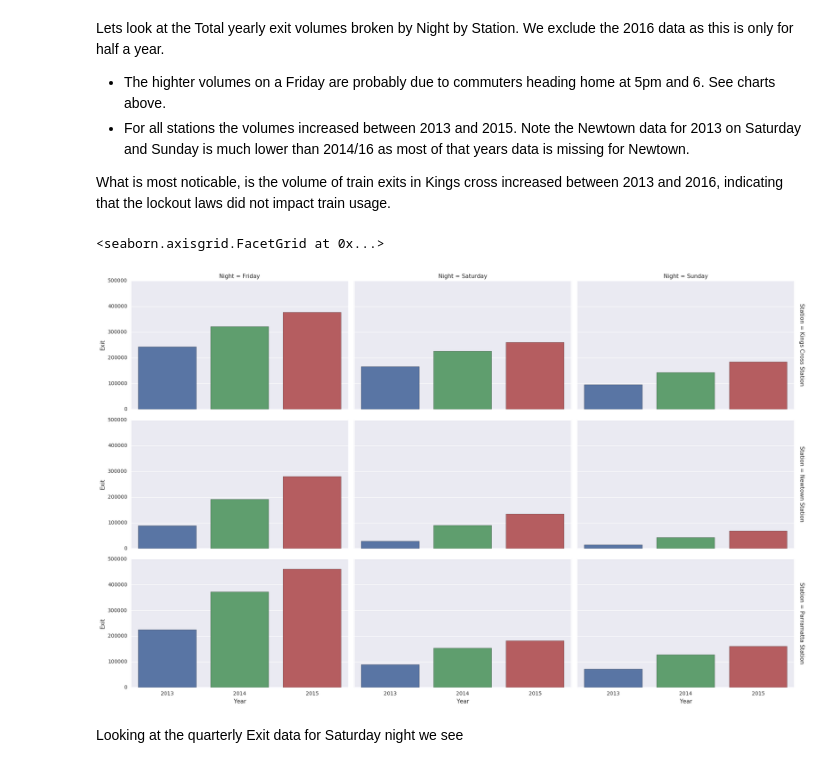
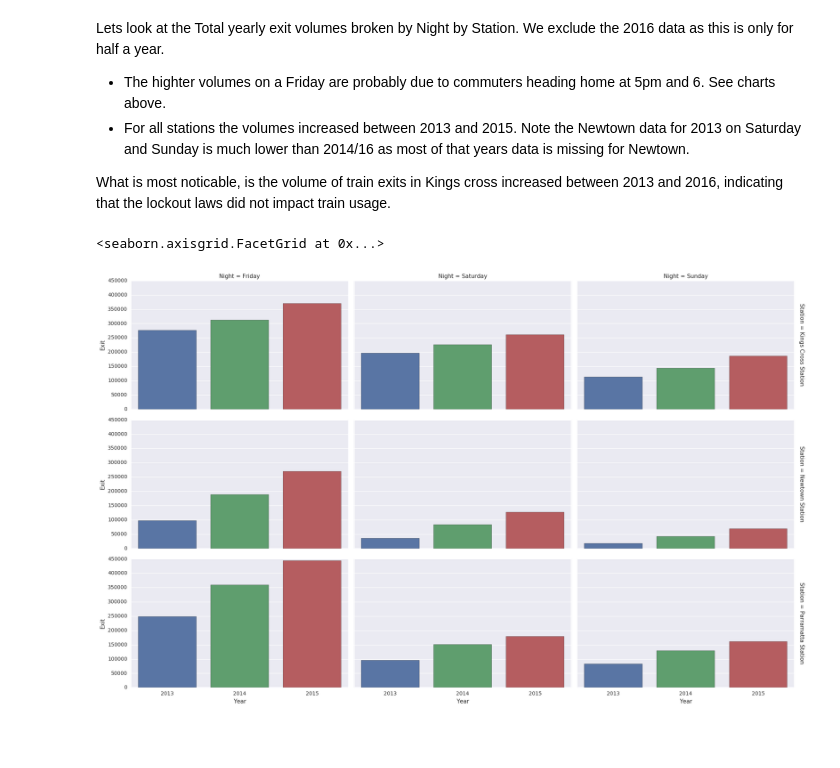
Before and after one commit to Kevin-McIsaac/Nightlife, a Jupyter notebook: Train Validation Data Exploratory Data Analysis.ipynb, the cells around one changed output. Drawn from its saved outputs; the diff is of its cells as text; code cells hidden in the pictures; blank space fills up the shorter version.

```diff
--- a/Train Validation Data Exploratory Data Analysis.ipynb
+++ b/Train Validation Data Exploratory Data Analysis.ipynb
@@ -213,11 +227,18 @@ plt.tight_layout()
 # %% [markdown]
 # Explore time/day of week data
+# %%
+df_clean = pd.read_pickle("TrainValidationData/df.pkl")
 # %%
-df2['Year'] = df2.Date.dt.year
-df2['Quarter'] = pd.to_datetime(pd.DataFrame({"Year": df2.Date.dt.year, "Month": (df2.Date.dt.quarter-1)*3+1, "Day":1 }))
+df_clean['Year'] = df_clean.Date.dt.year
+df_clean['Quarter'] = pd.to_datetime(pd.DataFrame({"Year": df_clean.Date.dt.year, "Month": (df_clean.Date.dt.quarter-1)*3+1, "Day":1 }))
 # %% [markdown]
 The following charts shows Exit volumes per hour, by Night by Station. We note
 - The volumes generall decline over time as might be reasonably exptected
 - On Friday night, the 5pm and 6pm exit traffic is much higher than on Saturday or Sunday, especially in  Parramata. This might be commuters heading home.
 - We need to be cautious about comparing volumes in Newtow to the other station as most of the 2013 data is missing.
+# %%
+stations = ['Kings Cross Station', 'Newtown Station', 'Parramatta Station',
+            'Town Hall Station', 'Central Station', 'Circular Quay Station',
+            'Martin Place Station', 'Museum Station', 'St James Station',
+            'Bondi Junction Station', 'North Sydney Station']
 # %%
@@ -234,11 +255,9 @@ Lets look at the Total yearly exit volumes broken by Night by Station. We exclud
 
 What is most noticable, is the volume of train exits in Kings cross increased between 2013 and 2016, indicating that the lockout laws did not impact train usage.
 # %%
-sns.factorplot(data=df2.query("Year < 2016"), x='Year', y='Exit', kind="bar",
+sns.factorplot(data=df_clean.query("Year < 2016"), x='Year', y='Exit', kind="bar",
                row="Station", row_order=stations[:3], col = 'Night',
                aspect=1.6, ci = None,margin_titles = True, estimator=sum)
 # %% [output]
 <seaborn.axisgrid.FacetGrid at 0x...>
-[figure, old version]
+[figure, new version]
-# %% [markdown]
-Looking at the quarterly Exit data for Saturday night we see
```
Also changed, not shown: parts of 25 cells of this notebook.
